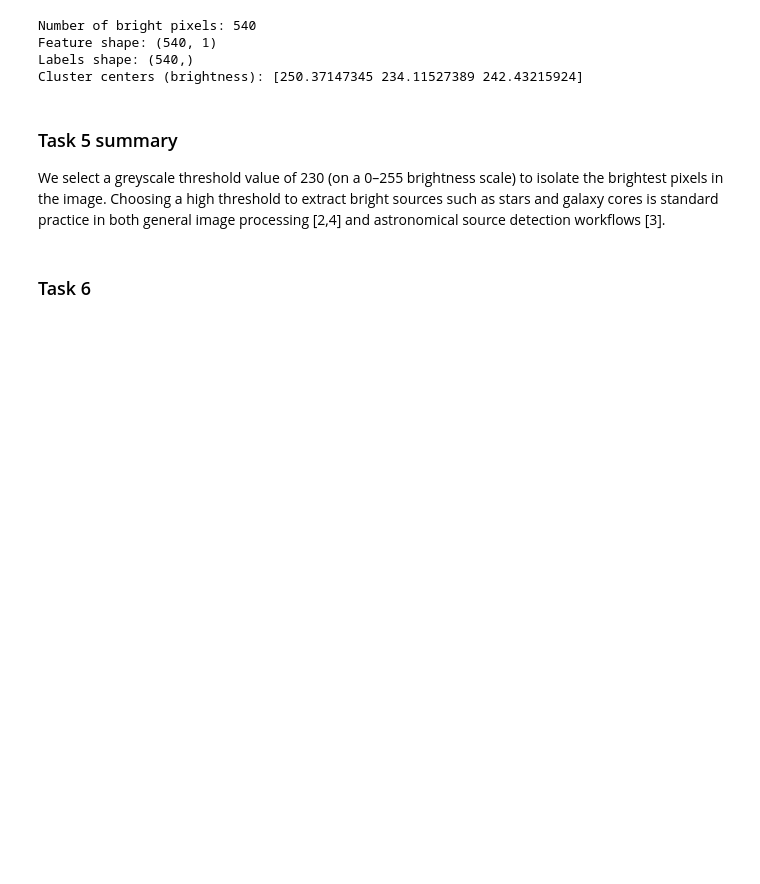
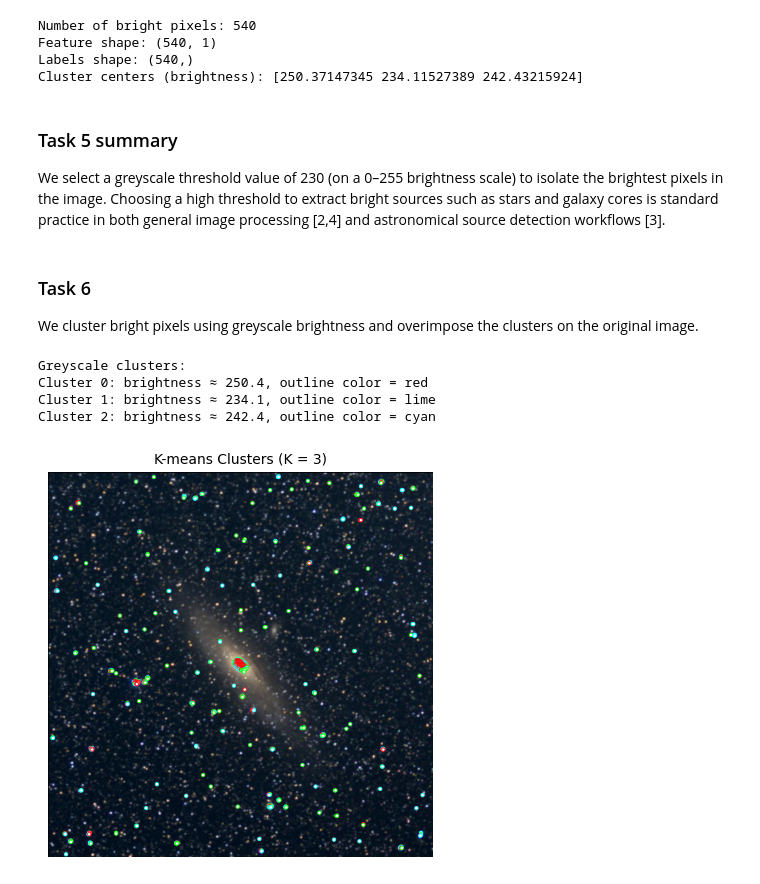
Before and after one commit to OMNiBaNDi/MOD300_project4, a Jupyter notebook: PyGaLaXy.ipynb, the cells around one changed output. Saved outputs shown, nothing was run; the diff lists cells and outputs as text; code cells hidden in the pictures; blank space fills up the shorter version.

```diff
--- a/PyGaLaXy.ipynb
+++ b/PyGaLaXy.ipynb
@@ -158,3 +144,35 @@ Choosing a high threshold to extract bright sources such as stars and galaxy cor
 general image processing [2,4] and astronomical source detection workflows [3].
 # %% [markdown]
 ### Task 6
+
+We cluster bright pixels using greyscale brightness and overimpose the clusters on the original image.
+# %%
+from PythonFunctions import overimpose_clusters_on_image
+
+fig_clusters, ax_clusters = overimpose_clusters_on_image(
+    img_array=img_array,
+    coords=coords,
+    labels=labels,
+    n_clusters=3,
+    figsize=(5, 5),
+    point_size=6.0,
+    alpha=0.9,
+)
+
+# Printing clusters, mapping brightness value to color in overimposed image
+centers = kmeans_model.cluster_centers_.ravel()
+
+print("Greyscale clusters:")
+for cluster_id, brightness in enumerate(centers):
+    color = CLUSTER_OUTLINE_COLORS[cluster_id % len(CLUSTER_OUTLINE_COLORS)]
+    print(
+        f"Cluster {cluster_id}: "
+        f"brightness ≈ {brightness:.1f}, "
+        f"outline color = {color}"
+    )
+# %% [output]
+Greyscale clusters:
+Cluster 0: brightness ≈ 250.4, outline color = red
+Cluster 1: brightness ≈ 234.1, outline color = lime
+Cluster 2: brightness ≈ 242.4, outline color = cyan
+[figure, added]
```
Also changed, not shown: parts of 17 cells of this notebook, 1 other file.
